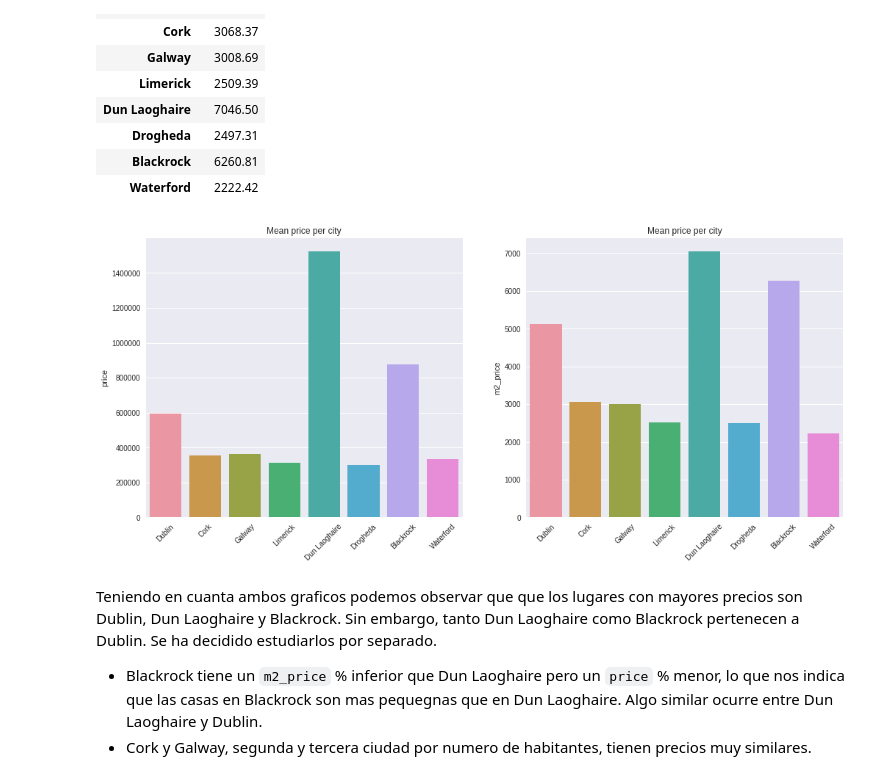
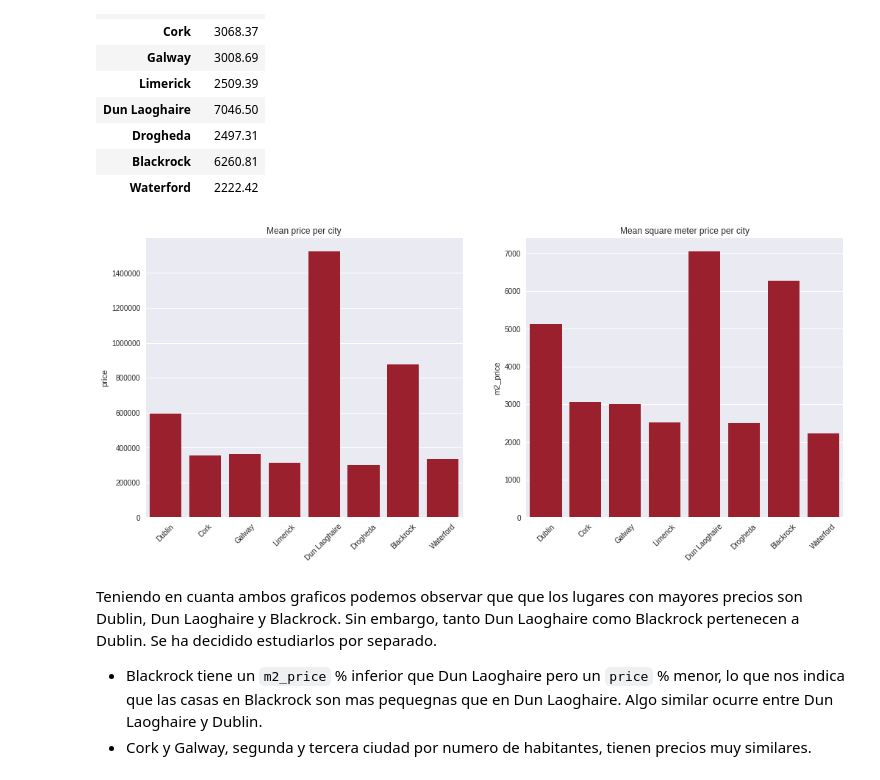
Before and after one commit to javiicc/Identifying_Potential_Investment_Opportunities_In_The_Irish_Real_Estate_Market_Using_MachineLearning, a Jupyter notebook: Data_Analysis.ipynb, the cells around one changed output. Drawn from its saved outputs; the diff is of its cells as text; code cells hidden in the pictures.

```diff
--- a/Data_Analysis.ipynb
+++ b/Data_Analysis.ipynb
@@ -161,7 +168,9 @@ As we can see the cities with more ads are Dublin and Cork. That is not surprisi
 **House Mean Price Per City**
 # %%
 # Cities with more than 100 ads
-mean_price = sale.groupby(by='cities', axis=0)['price'].mean().sort_values(ascending=False)
+mean_price = sale.groupby(by='cities', axis=0)['price'].mean()\
+                 .sort_values(ascending=False)
+
 mean_price[freq[freq.freq_abs > 100].index]
 # %% [output]
 Dublin           595192.53
@@ -179,7 +188,11 @@ Name: price, dtype: float64
 # Create new column
 sale['m2_price'] = sale.price / sale.floor_area
 # %%
-mean_price_m2_per_city = pd.pivot_table(data=sale, index='cities', values='m2_price', aggfunc='mean').sort_values(by='m2_price', ascending=False)
+mean_price_m2_per_city = pd.pivot_table(data=sale,
+                                        index='cities',
+                                        values='m2_price',
+                                        aggfunc='mean'
+                                       ).sort_values(by='m2_price', ascending=False)
 # Cities with more than 100 ads
 mean_price_m2_per_city.loc[freq[freq.freq_abs > 100].index]
 # %% [output]
@@ -195,17 +208,33 @@ mean_price_m2_per_city.loc[freq[freq.freq_abs > 100].index]
 # %%
 fig, axs = plt.subplots(1, 2, figsize=(17, 7))
 
-axs = sns.barplot(x=mean_price.loc[freq[freq.freq_abs > 100].index].index, y=mean_price.loc[freq[freq.freq_abs > 100].index], ax=axs[0])
+axs = sns.barplot(x=mean_price.loc[freq[freq.freq_abs > 100].index].index,
+                  y=mean_price.loc[freq[freq.freq_abs > 100].index],
+                  ax=axs[0], color='#b00b1e')
 axs.set_title('Mean price per city')
 axs.ticklabel_format(style='plain', axis='y')
-axs.set_xticklabels(mean_price.loc[freq[freq.freq_abs > 100].index].index, rotation=45);
+axs.set_xticklabels(mean_price.loc[freq[freq.freq_abs > 100].index].index,
+                    rotation=45)
 
-axs = sns.barplot(x=mean_price_m2_per_city.loc[freq[freq.freq_abs > 100].index].index, y=mean_price_m2_per_city.loc[freq[freq.freq_abs > 100].index].m2_price) #, ax=axs[1]
-axs.set_title('Mean price per city')
+for location in ['left', 'bottom', 'right', 'top']:
+    axs.spines[location].set_visible(False)
+
+axs.tick_params(bottom=False, left=False);
+
+
+axs = sns.barplot(x=mean_price_m2_per_city.loc[freq[freq.freq_abs > 100].index].index,
+                  y=mean_price_m2_per_city.loc[freq[freq.freq_abs > 100].index].m2_price,
+                  color='#b00b1e')
+axs.set_title('Mean square meter price per city')
 axs.ticklabel_format(style='plain', axis='y')
-axs.set_xticklabels(mean_price_m2_per_city.loc[freq[freq.freq_abs > 100].index].index, rotation=45);
+axs.set_xticklabels(mean_price_m2_per_city.loc[freq[freq.freq_abs > 100].index].index,
+                    rotation=45)
+for location in ['left', 'bottom', 'right', 'top']:
+    axs.spines[location].set_visible(False)
+
+axs.tick_params(bottom=False, left=False);
 # %% [output]
-[figure, old version]
+[figure, new version]
 # %% [markdown]
 Teniendo en cuanta ambos graficos podemos observar que que los lugares con mayores precios son Dublin, Dun Laoghaire y Blackrock. Sin embargo, tanto Dun Laoghaire como Blackrock pertenecen a Dublin. Se ha decidido estudiarlos por separado.
 
```
Also changed, not shown: parts of 23 cells of this notebook, 2 other files.
